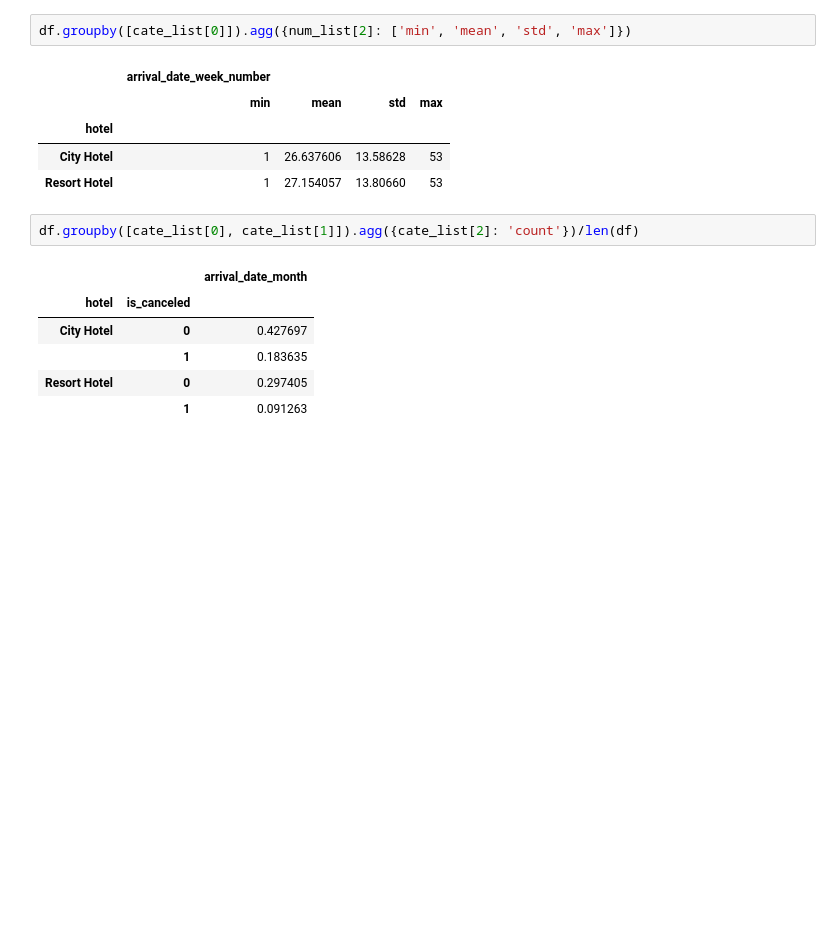
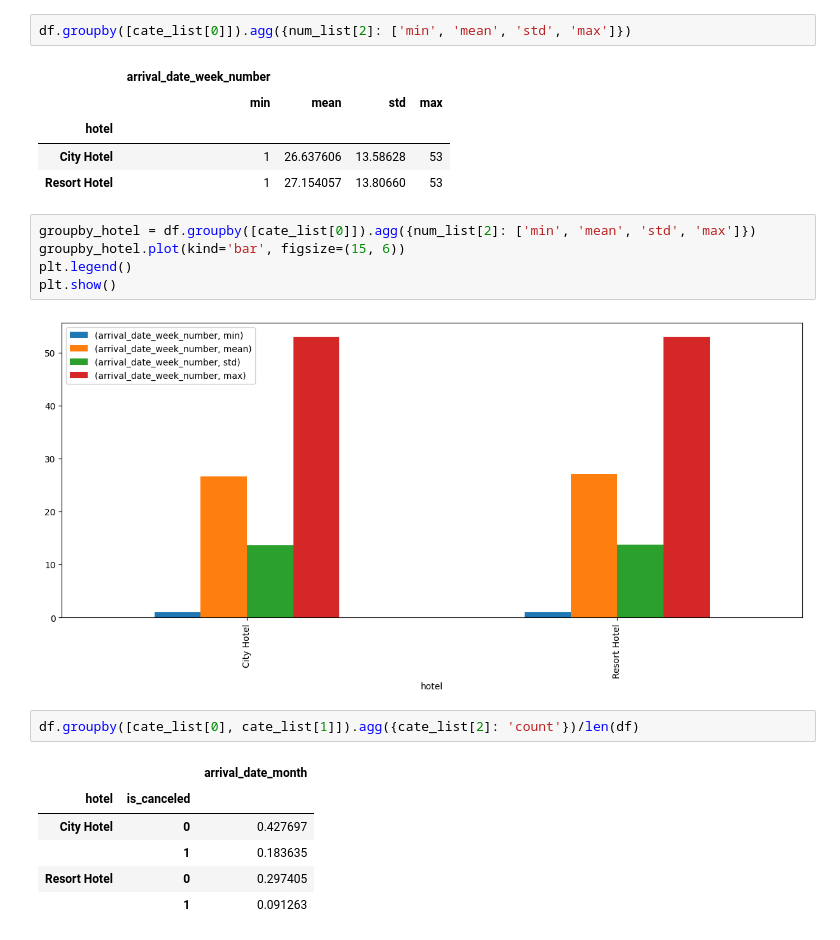
Before and after one commit to duongtruongbinh/Data-Visualization-Labs, a Jupyter notebook: Project/Project.ipynb, the cells around one changed output. Cells and saved outputs as stored; diff of their text form; blank space fills up the shorter version.

```diff
--- a/Project/Project.ipynb
+++ b/Project/Project.ipynb
@@ -301,6 +314,13 @@ df.groupby([cate_list[0]]).agg({num_list[2]: ['min', 'mean', 'std', 'max']})
 | hotel |  |  |  |  |
 | City Hotel | 1 | 26.637606 | 13.58628 | 53 |
 | Resort Hotel | 1 | 27.154057 | 13.80660 | 53 |
+# %%
+groupby_hotel = df.groupby([cate_list[0]]).agg({num_list[2]: ['min', 'mean', 'std', 'max']})
+groupby_hotel.plot(kind='bar', figsize=(15, 6))
+plt.legend()
+plt.show()
+# %% [output]
+[figure, added]
 # %%
 df.groupby([cate_list[0], cate_list[1]]).agg({cate_list[2]: 'count'})/len(df)
 # %% [output]
```
Also changed, not shown: parts of 9 cells of this notebook.
